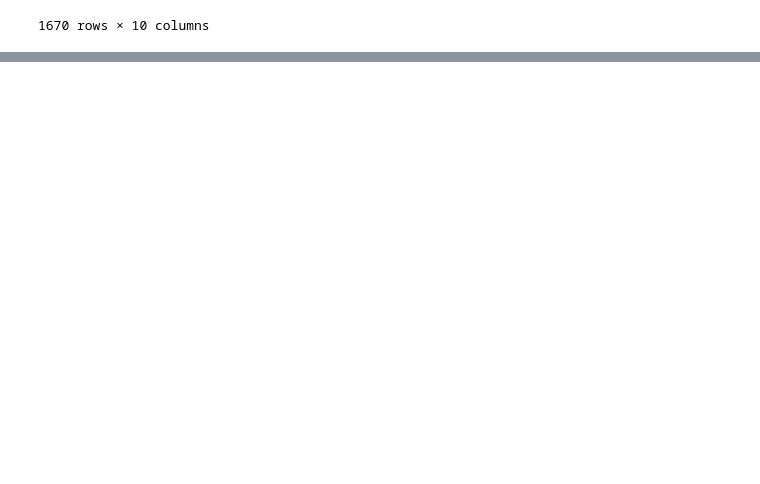
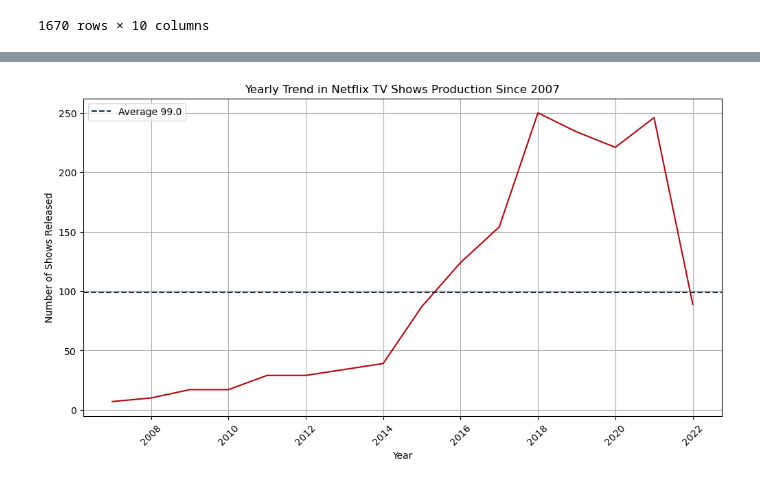
Before and after one commit to NidaB-C/NetflixEDA, a Jupyter notebook: 02_genre_production_patterns.ipynb, the cells around one changed output, grey strips where cells are left out. Saved outputs shown, nothing was run; the diff lists cells and outputs as text; code cells hidden in the pictures; blank space fills up the shorter version.

Commit message:
Yearly Trend in Netflix Shows

```diff
--- a/02_genre_production_patterns.ipynb
+++ b/02_genre_production_patterns.ipynb
@@ -23,7 +24,7 @@ netflix_data
 1670 rows × 10 columns
 # %%
 #Filter data to begin from 2007 - when Netflix began its streaming service
-filtered_data = netflix_data.loc[netflix_data['release_year']>=2007]
-filtered_data = filtered_data.reset_index(drop=True)
-filtered_data
+streaming_data = netflix_data.loc[netflix_data['release_year']>=2007]
+streaming_data = filtered_data.reset_index(drop=True)
+streaming_data.info()
 # %% [output]
@@ -42,0 +48,4 @@ filtered_data
+# %%
+#Visualise the yearly trend in production of Netflix TV shows since streaming services began in 2007
+yearly_trend = streaming_data['release_year'].value_counts().sort_index()
+yearly_trend
@@ -42,0 +71,18 @@ filtered_data
+# %%
+# Plotting the yearly trend
+plt.figure(figsize=(12, 6))
+sns.lineplot(x=yearly_trend.index, y=yearly_trend.values, color="#B1060F")
+plt.title('Yearly Trend in Netflix TV Shows Production Since 2007')
+plt.xlabel('Year')
+plt.ylabel('Number of Shows Released')
+plt.xticks(rotation=45)
+plt.grid(True)
+
+# Calculate the average and add a horizontal line
+average_shows = yearly_trend.mean().round()
+plt.axhline(y=average_shows, color='#1C3144', linestyle='--', label=f'Average {average_shows}')
+plt.legend()
+
+plt.show()
+# %% [output]
+[figure, added]
```
Also changed, not shown: parts of 3 cells of this notebook.
